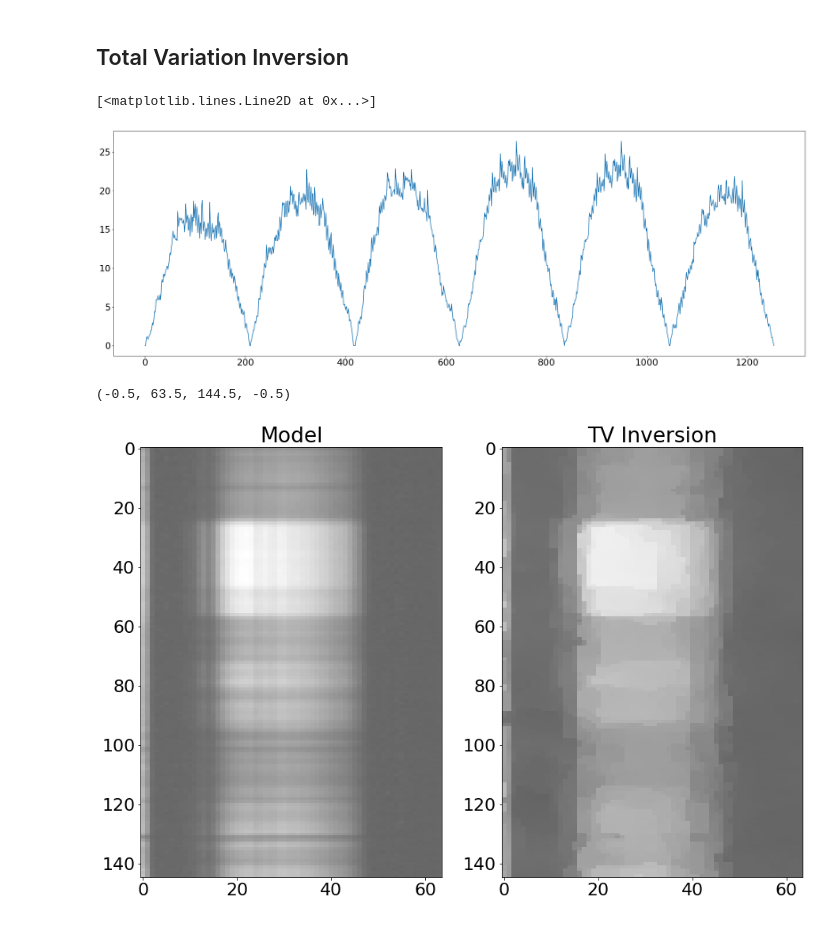
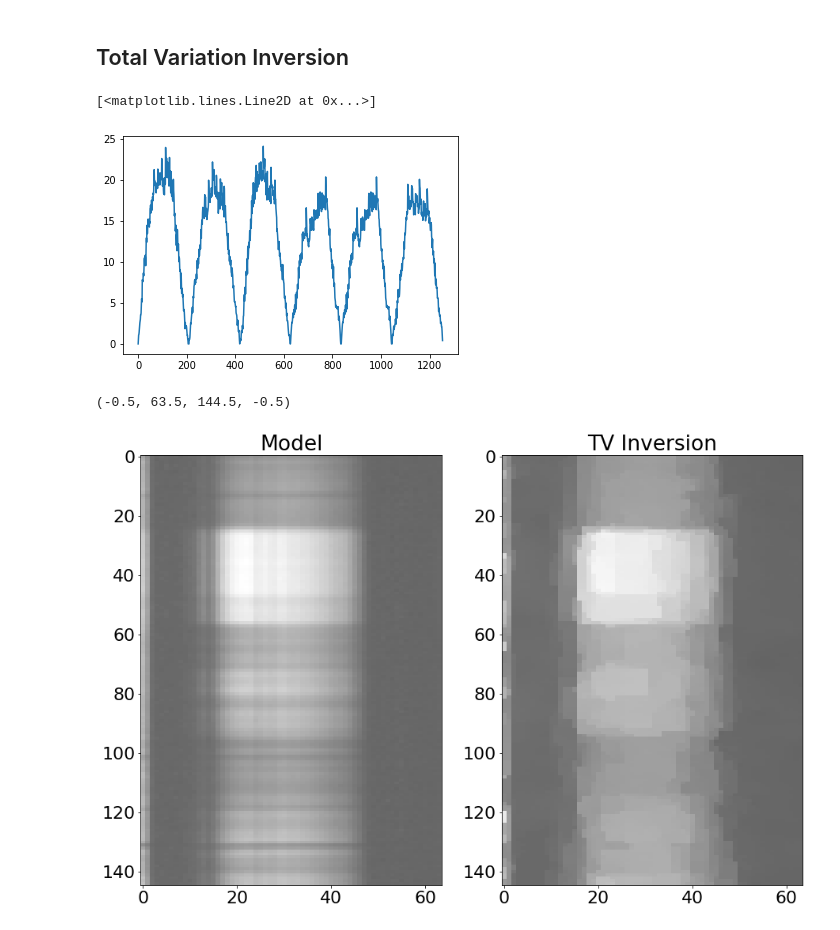
Before and after one commit to djbradyAtOpticalSciencesArizona/computationalImaging, a Jupyter notebook: rays/cassi.ipynb, the cells around one changed output. Saved outputs shown, nothing was run; the diff lists cells and outputs as text; code cells hidden in the pictures.

```diff
--- a/rays/cassi.ipynb
+++ b/rays/cassi.ipynb
@@ -138,0 +153,7 @@ files.download('indianPinesSpectral.pdf')
+# %%
+Nl=64
+x = data[100,:,100:(100+Nl)]
+x = cv2.resize(x, (Nl,145), interpolation = cv2.INTER_AREA)
+x = x/x.max()
+ny, nx = x.shape
+plt.imshow(x)
@@ -204,43 +225,56 @@ plt.imshow(x)
 # %% [markdown]
 ## Total Variation Inversion
 # %%
-
 n = np.random.normal(0, 0., (ny, nx))
 y = np.matmul(H,(x.flatten()+n.flatten()))
 
 plt.plot(y)
 # %% [output]
 [<matplotlib.lines.Line2D at 0x...>]
-[figure, old version]
+[figure, new version]
 # %%
+# for different 'H', please refer 'readme_for_CASSI.txt'.
+
+
+#io.savemat('input.mat',{'H':H,
+#                        'y':y})
+
+inputs = io.loadmat('./Unet2D/input.mat')
+H = inputs['H']
+y = inputs['y'][0,:]
+
+
+import pylops
+
 Dop = \
     [pylops.FirstDerivative(ny * nx, dims=(ny, nx), dir=0, edge=False,
                             kind='backward'),
      pylops.FirstDerivative(ny * nx, dims=(ny, nx), dir=1, edge=False,
                             kind='backward')]
 
 
 # TV
 mu = .5
 lamda = [.1, .1]
 niter = 30
 niterinner = 10
+
 
 xinv, niter = \
     pylops.optimization.sparsity.SplitBregman(H, Dop, y,
                                               niter, niterinner,
                                               mu=mu, epsRL1s=lamda,
                                               tol=1e-4, tau=1., show=False,
                                               **dict(iter_lim=5, damp=1e-4))
 xinv = np.real(xinv.reshape(ny, nx))
 
 fig, axs = plt.subplots(1, 2, figsize=(15, 10))
 axs[0].imshow(x, vmin=0, vmax=1, cmap='gray')
 axs[0].set_title('Model')
 axs[0].axis('tight')
 axs[1].imshow(xinv, vmin=0, vmax=1, cmap='gray')
 axs[1].set_title('TV Inversion')
 axs[1].axis('tight')
 # %% [output]
 (-0.5, 63.5, 144.5, -0.5)
-[figure, old version]
+[figure, new version]
```
Also changed, not shown: parts of 23 cells of this notebook.
